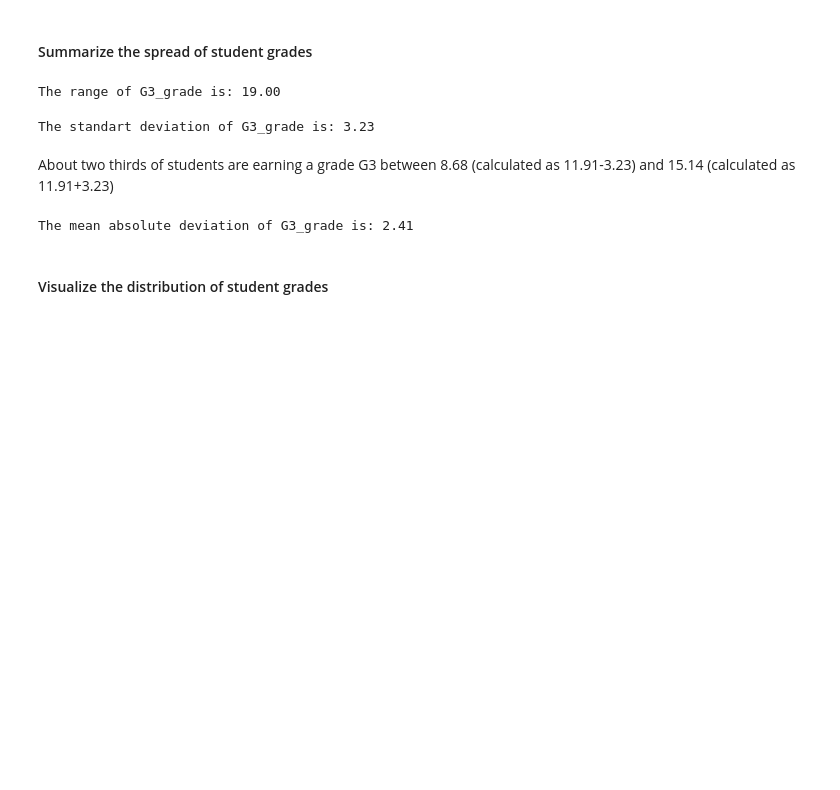
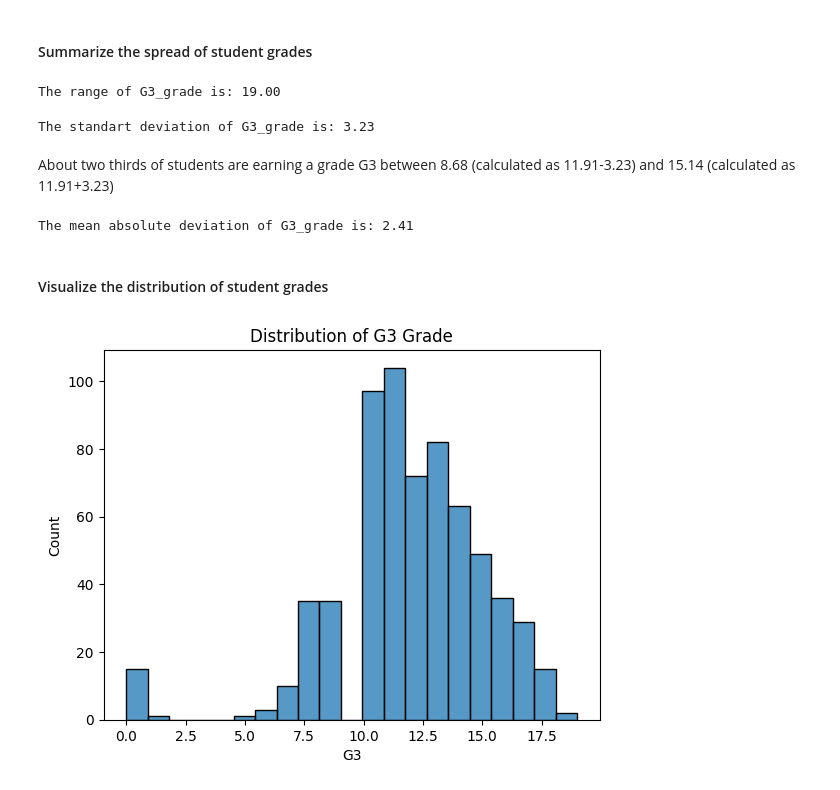
Before and after one commit to 7086600/exploring_student_data, a Jupyter notebook: exploring_student_data.ipynb, the cells around one changed output. Drawn from its saved outputs; the diff is of its cells as text; code cells hidden in the pictures; blank space fills up the shorter version.

Commit message:
create histogram and box plot

```diff
--- a/exploring_student_data.ipynb
+++ b/exploring_student_data.ipynb
@@ -103,3 +103,11 @@ print(f"The mean absolute deviation of G3_grade is: {mad_G3:.2f}")
 The mean absolute deviation of G3_grade is: 2.41
 # %% [markdown]
 #### Visualize the distribution of student grades
+# %%
+# create a histogram of math_grade
+sns.histplot(data=students, x='G3')
+plt.title('Distribution of G3 Grade')
+plt.show()
+plt.close()
+# %% [output]
+[figure, added]
```
Also changed, not shown: parts of 1 cell of this notebook.
